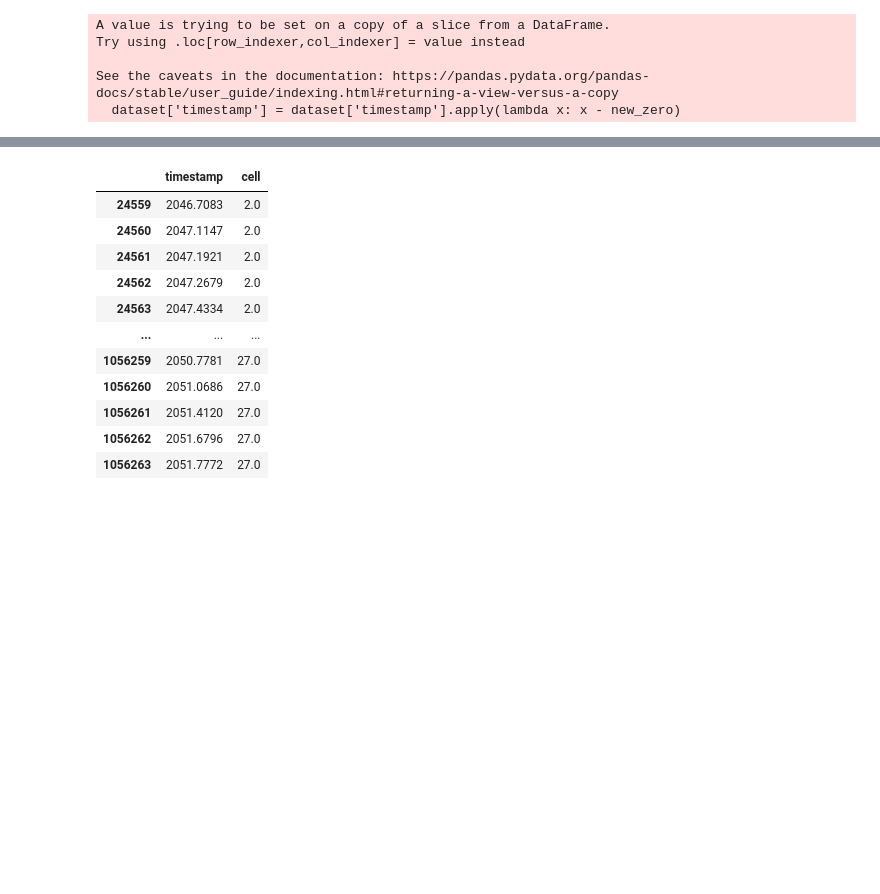
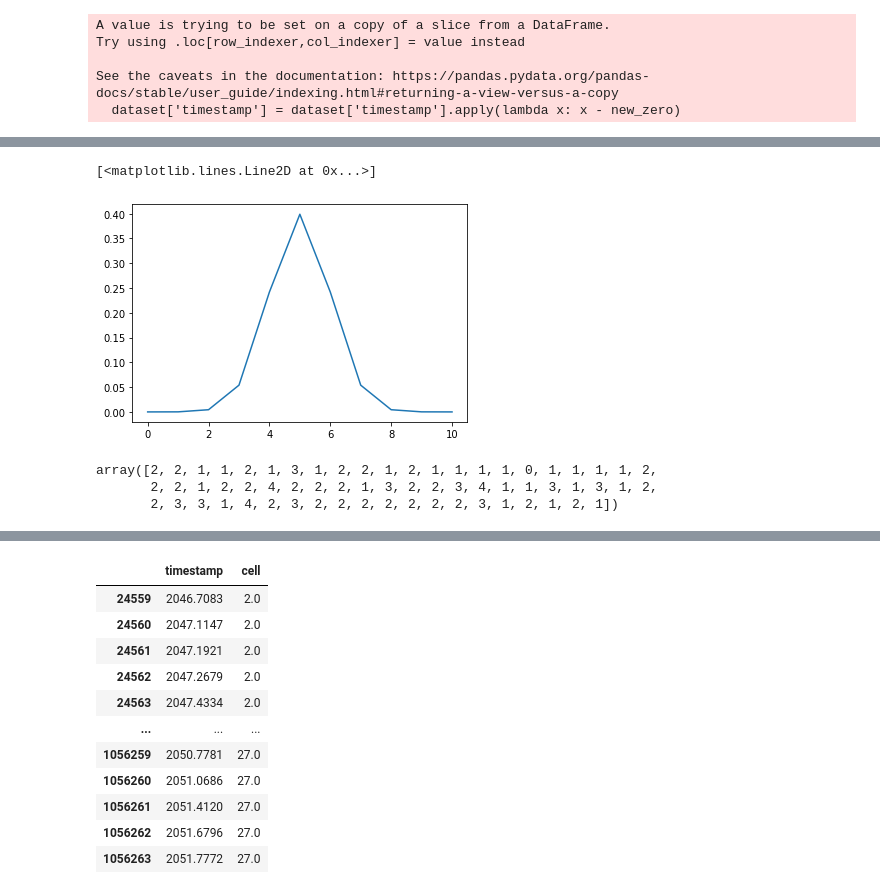
Before and after one commit to lfernandof/neural-pop-dynamics, a Jupyter notebook: projeto/revamping_code.ipynb, the cells around one changed output, grey strips where cells are left out. Cells and saved outputs as stored; diff of their text form; code cells hidden in the pictures; blank space fills up the shorter version.

Commit message:
the first few steps in this project. please ignore the chaos.

```diff
--- a/projeto/revamping_code.ipynb
+++ b/projeto/revamping_code.ipynb
@@ -296,0 +316,19 @@ array([ 2.,  5.,  9., 10., 15., 21., 22., 23., 25., 27.])
+# %%
+#fazendo o kernel gaussiano
+import math
+
+#resolução = sigma (em s)
+sigma = 1 #gaussian sigma = std/bins, here std being 100ms and bins being 100ms
+
+sampling_timepoints = np.arange(start=-5*sigma, stop = 5*sigma+1, step = 1)
+resolution_constant = 2 * sigma**2
+normalisation_constant = 1/(np.sqrt(np.pi*resolution_constant))
+
+#a contribuição de cada ponto de sampling
+kernel = normalisation_constant * np.exp(-((sampling_timepoints**2)/resolution_constant))
+#o kernel deve ter área 1, então:
+kernel = kernel/np.sum(kernel)
+plt.plot(kernel)
+# %% [output]
+[<matplotlib.lines.Line2D at 0x...>]
+[figure, added]
@@ -296,0 +358,7 @@ array([ 2.,  5.,  9., 10., 15., 21., 22., 23., 25., 27.])
+# %%
+spk = np.histogram(firing_times,bins);
+spk[0]
+# %% [output]
+array([2, 2, 1, 1, 2, 1, 3, 1, 2, 2, 1, 2, 1, 1, 1, 1, 0, 1, 1, 1, 1, 2,
+       2, 2, 1, 2, 2, 4, 2, 2, 2, 1, 3, 2, 2, 3, 4, 1, 1, 3, 1, 3, 1, 2,
+       2, 3, 3, 1, 4, 2, 3, 2, 2, 2, 2, 2, 2, 2, 3, 1, 2, 1, 2, 1])
```
Also changed, not shown: parts of 26 cells of this notebook.
